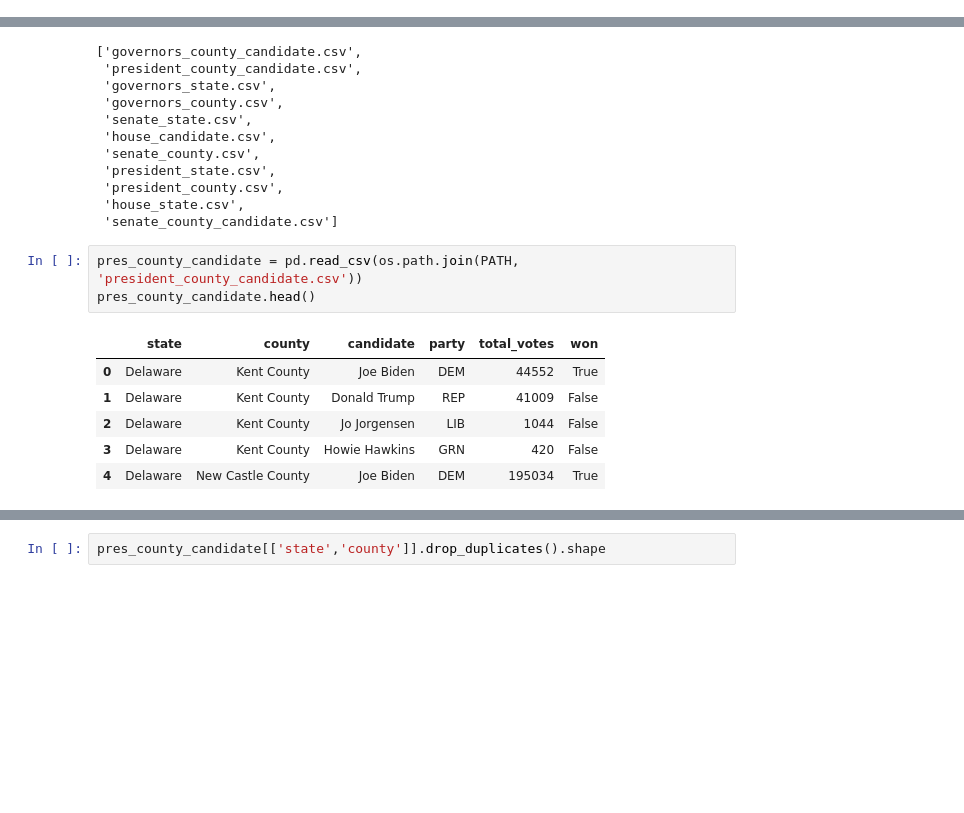
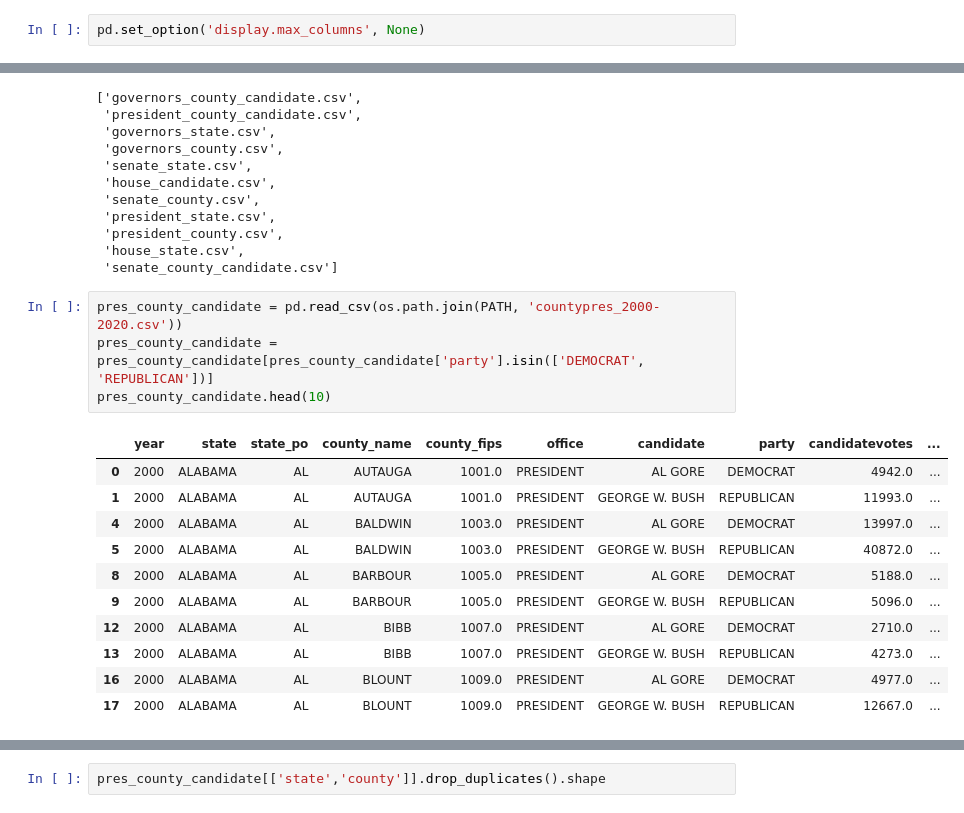
Before and after one commit to lnbalon/mab2133, a Jupyter notebook: project/notebooks/01-data-cleaning.ipynb, the cells around one changed output, grey strips where cells are left out. Cells and saved outputs as stored; diff of their text form; blank space fills up the shorter version.

```diff
--- a/project/notebooks/01-data-cleaning.ipynb
+++ b/project/notebooks/01-data-cleaning.ipynb
@@ -1,6 +1,8 @@
 # %%
 import os
 import pandas as pd
+# %%
+pd.set_option('display.max_columns', None)
 # %%
 PATH = '../raw_data'
 # %%
@@ -18,12 +20,18 @@ os.listdir(PATH)
  'house_state.csv',
  'senate_county_candidate.csv']
 # %%
-pres_county_candidate = pd.read_csv(os.path.join(PATH, 'president_county_candidate.csv'))
-pres_county_candidate.head()
+pres_county_candidate = pd.read_csv(os.path.join(PATH, 'countypres_2000-2020.csv'))
+pres_county_candidate = pres_county_candidate[pres_county_candidate['party'].isin(['DEMOCRAT', 'REPUBLICAN'])]
+pres_county_candidate.head(10)
 # %% [output]
-|  | state | county | candidate | party | total_votes | won |
-| 0 | Delaware | Kent County | Joe Biden | DEM | 44552 | True |
-| 1 | Delaware | Kent County | Donald Trump | REP | 41009 | False |
-| 2 | Delaware | Kent County | Jo Jorgensen | LIB | 1044 | False |
-| 3 | Delaware | Kent County | Howie Hawkins | GRN | 420 | False |
-| 4 | Delaware | New Castle County | Joe Biden | DEM | 195034 | True |
+|  | year | state | state_po | county_name | county_fips | office | candidate | party | candidatevotes | ... |
+| 0 | 2000 | ALABAMA | AL | AUTAUGA | 1001.0 | PRESIDENT | AL GORE | DEMOCRAT | 4942.0 | ... |
+| 1 | 2000 | ALABAMA | AL | AUTAUGA | 1001.0 | PRESIDENT | GEORGE W. BUSH | REPUBLICAN | 11993.0 | ... |
+| 4 | 2000 | ALABAMA | AL | BALDWIN | 1003.0 | PRESIDENT | AL GORE | DEMOCRAT | 13997.0 | ... |
+| 5 | 2000 | ALABAMA | AL | BALDWIN | 1003.0 | PRESIDENT | GEORGE W. BUSH | REPUBLICAN | 40872.0 | ... |
+| 8 | 2000 | ALABAMA | AL | BARBOUR | 1005.0 | PRESIDENT | AL GORE | DEMOCRAT | 5188.0 | ... |
+| 9 | 2000 | ALABAMA | AL | BARBOUR | 1005.0 | PRESIDENT | GEORGE W. BUSH | REPUBLICAN | 5096.0 | ... |
+| 12 | 2000 | ALABAMA | AL | BIBB | 1007.0 | PRESIDENT | AL GORE | DEMOCRAT | 2710.0 | ... |
+| 13 | 2000 | ALABAMA | AL | BIBB | 1007.0 | PRESIDENT | GEORGE W. BUSH | REPUBLICAN | 4273.0 | ... |
+| 16 | 2000 | ALABAMA | AL | BLOUNT | 1009.0 | PRESIDENT | AL GORE | DEMOCRAT | 4977.0 | ... |
+| 17 | 2000 | ALABAMA | AL | BLOUNT | 1009.0 | PRESIDENT | GEORGE W. BUSH | REPUBLICAN | 12667.0 | ... |
```
Also changed, not shown: parts of 7 cells of this notebook, 4 other files.
